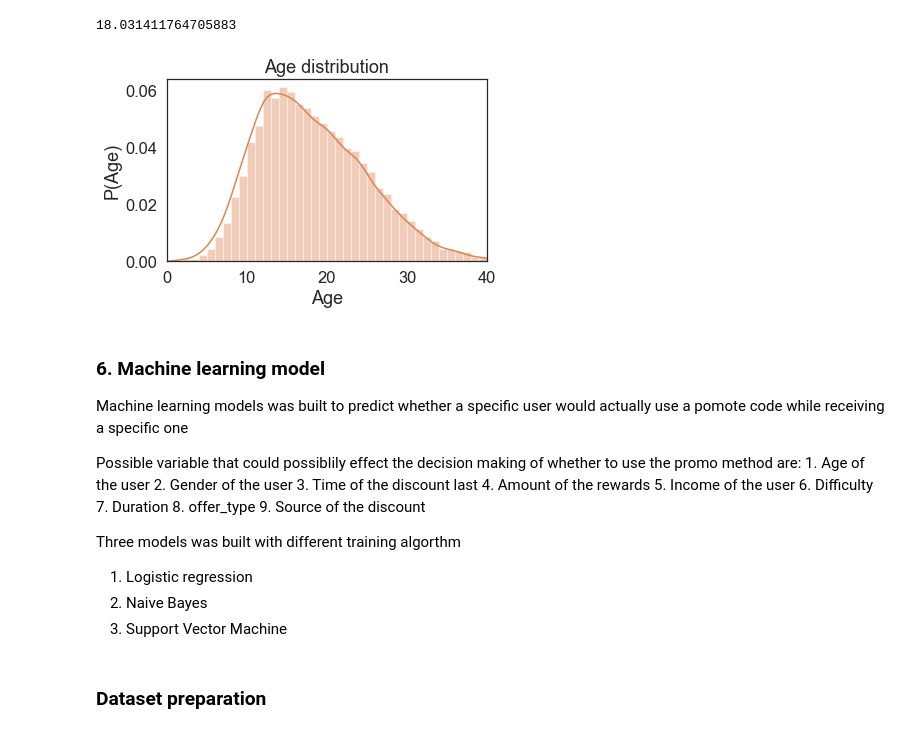
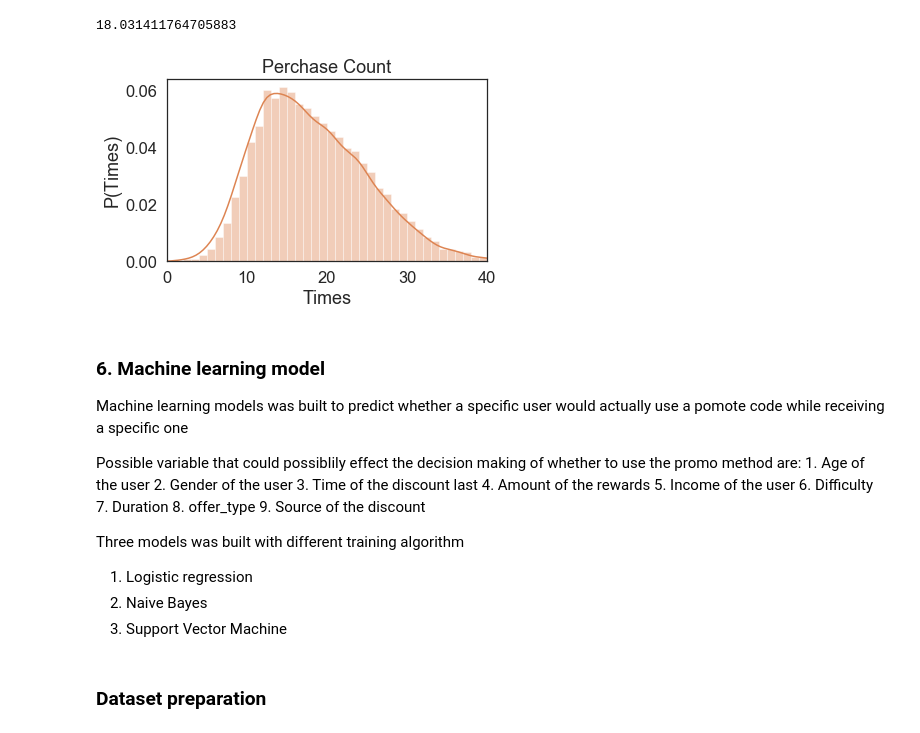
Before and after one commit to ZhuqingZhang0422/Starbucks-Capstone-Project, a Jupyter notebook: Starbucks_Capstone_notebook.ipynb, the cells around one changed output. Drawn from its saved outputs; the diff is of its cells as text; code cells hidden in the pictures.

```diff
--- a/Starbucks_Capstone_notebook.ipynb
+++ b/Starbucks_Capstone_notebook.ipynb
@@ -573,18 +582,18 @@ study_tran['person'].value_counts().mean()
 # %%
 # 2) What is the frequency distribution of users
 x1= list(study_tran['person'].value_counts())
 # Plot the Age distribution of the starbuck user
 current_palette = sns.color_palette()
 sns.set(font_scale=1.5)
 sns.set_style('white')
 sns.distplot(x1,color=current_palette[1])
-plt.xlabel('Age')
+plt.xlabel('Times')
 plt.xlim(0, 40)
-plt.ylabel('P(Age)')
-plt.title('Age distribution')
+plt.ylabel('P(Times)')
+plt.title('Perchase Count')
 plt.tight_layout()
 # %% [output]
-[figure, old version]
+[figure, new version]
 # %% [markdown]
 ### 6. Machine learning model
 Machine learning models was built to predict whether a specific user would actually use a pomote code while receiving a specific one
@@ -601,7 +610,7 @@ Possible variable that could possiblily effect the decision making of whether to
     9. Source of the discount
 
 
-Three models was built with different training algorthm
+Three models was built with different training algorithm
 
 1. Logistic regression
 2. Naive Bayes
```
Also changed, not shown: parts of 5 cells of this notebook, 6 other files.
